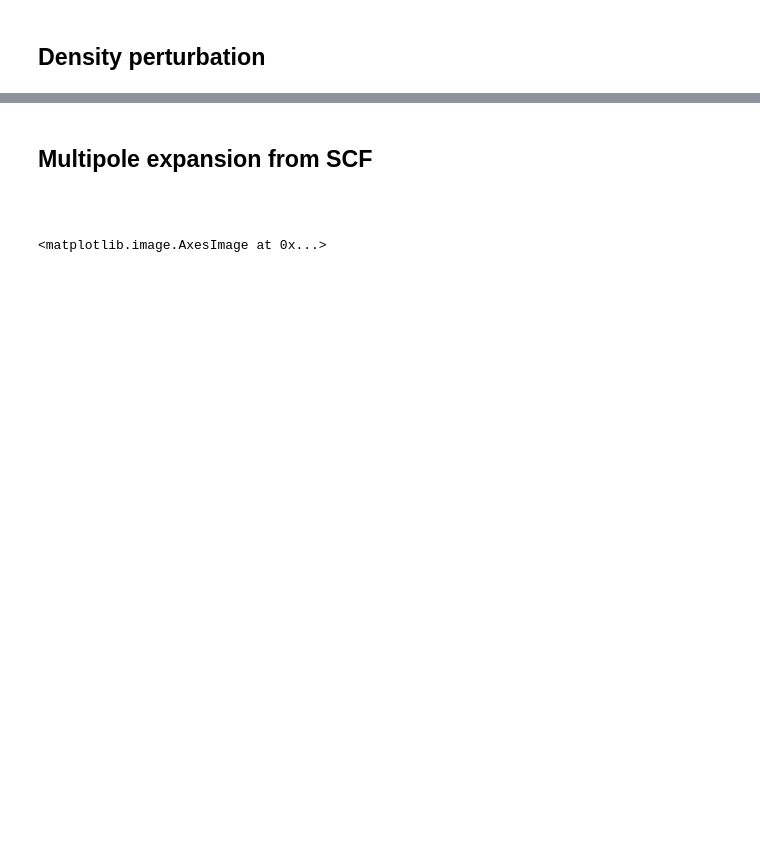
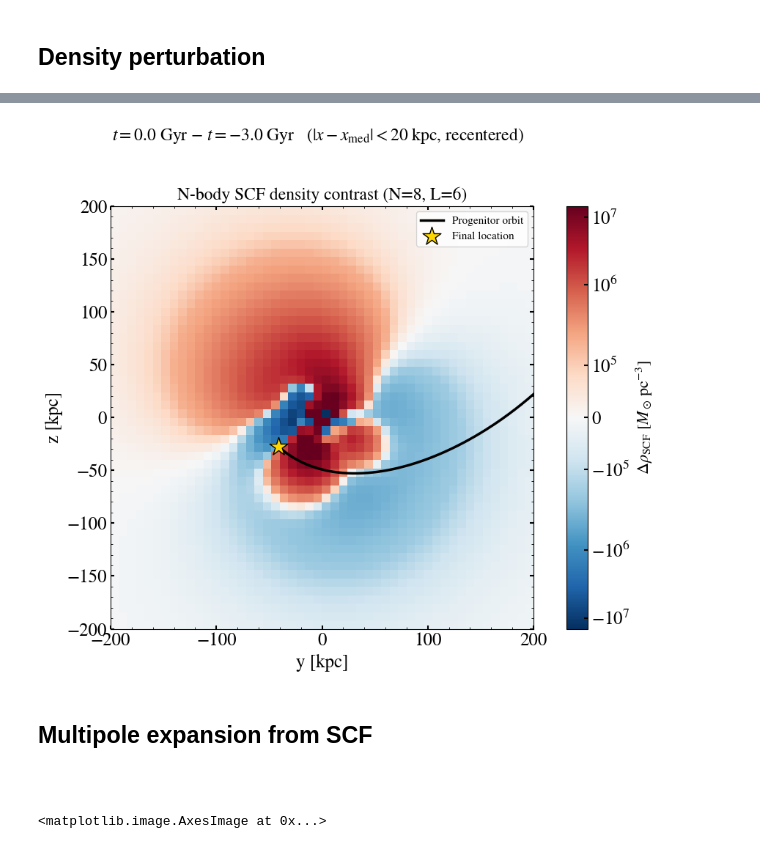
Before and after one commit to mylana-vn/onboarding-exercises, a Jupyter notebook: scf_density.ipynb, the cells around one changed output, grey strips where cells are left out. Drawn from its saved outputs; the diff is of its cells as text; code cells hidden in the pictures; blank space fills up the shorter version.

```diff
--- a/scf_density.ipynb
+++ b/scf_density.ipynb
@@ -372,3 +407,19 @@ plt.show()
+# %%
+fig, axes = plt.subplots(1, 1, figsize=(10, 7.5))
+
+im0 = axes.imshow(dRho, origin='lower', extent=extent, norm=norm_d, cmap=cmap)
+axes.set_title(f'N-body SCF density contrast (N={N_scf}, L={L_scf})', fontsize=17)
+fig.colorbar(im0, ax=axes, label=r'$\Delta\rho_{\rm SCF}$ [$M_\odot\,{\rm pc}^{-3}$]')
+_overlay(axes); axes.legend(loc='upper right', fontsize=11)
+
+fig.suptitle(rf'$t={t_final:.1f}$ Gyr $-$ $t={t_init:.1f}$ Gyr   '
+             rf'($|x-x_{{\rm med}}|<{slice_halfwidth:.0f}$ kpc, recentered)',
+             fontsize=17, y=1.02)
+plt.tight_layout()
+#plt.savefig('02d_scf_density_contrast.png', dpi=200, bbox_inches='tight')
+plt.show()
+# %% [output]
+[figure, added]
 # %% [markdown]
 ## Multipole expansion from SCF
 # %% [markdown]
```
Also changed, not shown: parts of 18 cells of this notebook, 5 other files.
